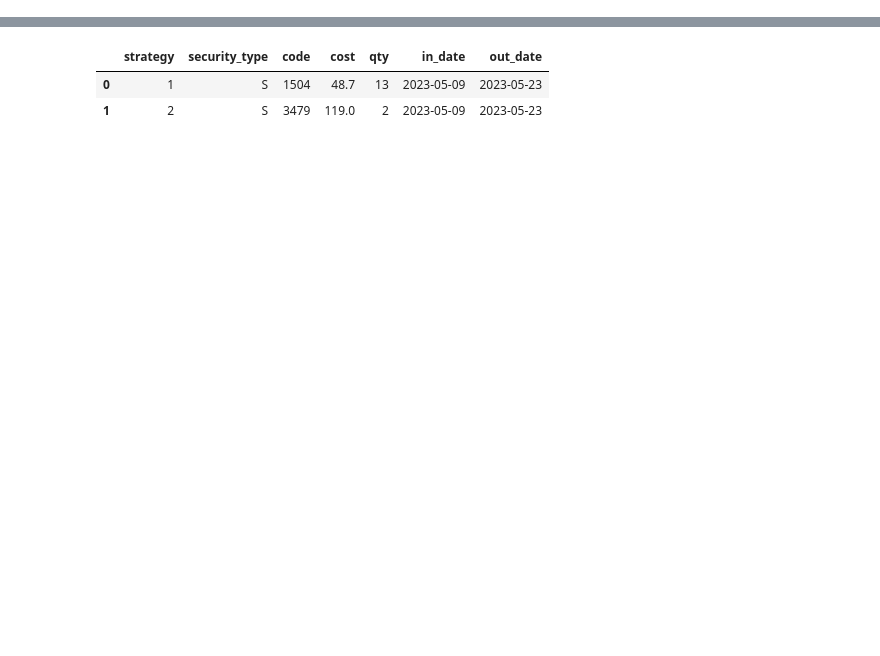
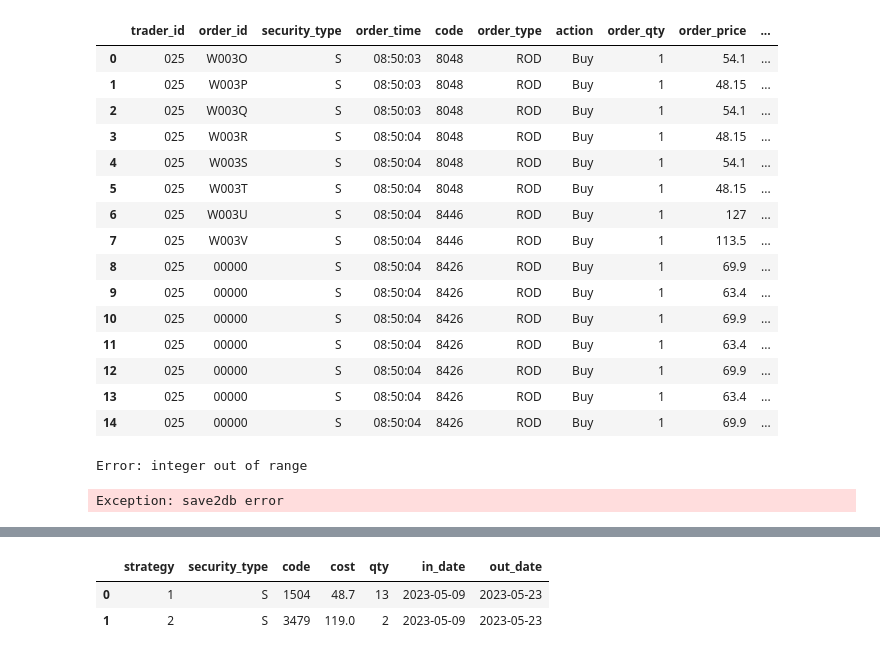
Before and after one commit to quanthsu/proprietary, a Jupyter notebook: status_update.ipynb, the cells around one changed output, grey strips where cells are left out. Cells and saved outputs as stored; diff of their text form; code cells hidden in the pictures; blank space fills up the shorter version.

Commit message:
feat: automatically update orders and trades

```diff
--- a/status_update.ipynb
+++ b/status_update.ipynb
@@ -5,3 +6,42 @@ import trading_calendars as tc
 import pytz
 xtai = tc.get_calendar("XTAI")
 import datetime
+# %%
+order = pd.read_csv('status/Order.txt', header = None, names = ['trader_id','order_id', 'security_type', 'order_time', 'code', 'order_type', 'action', 'order_qty', 'order_price', 'status'], dtype='str')
+# %%
+def order_time_transform(order_time):
+    return datetime.datetime.strptime(order_time, '%H%M%S').time()
+
+def security_type_transform(security_type):
+    if security_type == "現股":
+        return 'S'
+    elif security_type == "期貨":
+        return 'F'
+
+def action_transform(action):
+    if action == 'Buy': return 'B'
+    if action == 'Sell': return 'S'
+# %%
+order['security_type'] = order['security_type'].apply(security_type_transform)
+order['order_time'] = order['order_time'].apply(order_time_transform)
+order['order_date'] = datetime.datetime.now().date()
+order['action'] = order['action'].apply(action_transform)
+# %%
+order
+# %% [output]
+|  | trader_id | order_id | security_type | order_time | code | order_type | action | order_qty | order_price | ... |
+| 0 | 025 | W003O | S | 08:50:03 | 8048 | ROD | Buy | 1 | 54.1 | ... |
+| 1 | 025 | W003P | S | 08:50:03 | 8048 | ROD | Buy | 1 | 48.15 | ... |
+| 2 | 025 | W003Q | S | 08:50:03 | 8048 | ROD | Buy | 1 | 54.1 | ... |
+| 3 | 025 | W003R | S | 08:50:04 | 8048 | ROD | Buy | 1 | 48.15 | ... |
+| 4 | 025 | W003S | S | 08:50:04 | 8048 | ROD | Buy | 1 | 54.1 | ... |
+| 5 | 025 | W003T | S | 08:50:04 | 8048 | ROD | Buy | 1 | 48.15 | ... |
+| 6 | 025 | W003U | S | 08:50:04 | 8446 | ROD | Buy | 1 | 127 | ... |
+| 7 | 025 | W003V | S | 08:50:04 | 8446 | ROD | Buy | 1 | 113.5 | ... |
+| 8 | 025 | 00000 | S | 08:50:04 | 8426 | ROD | Buy | 1 | 69.9 | ... |
+| 9 | 025 | 00000 | S | 08:50:04 | 8426 | ROD | Buy | 1 | 63.4 | ... |
+| 10 | 025 | 00000 | S | 08:50:04 | 8426 | ROD | Buy | 1 | 69.9 | ... |
+| 11 | 025 | 00000 | S | 08:50:04 | 8426 | ROD | Buy | 1 | 63.4 | ... |
+| 12 | 025 | 00000 | S | 08:50:04 | 8426 | ROD | Buy | 1 | 69.9 | ... |
+| 13 | 025 | 00000 | S | 08:50:04 | 8426 | ROD | Buy | 1 | 63.4 | ... |
+| 14 | 025 | 00000 | S | 08:50:04 | 8426 | ROD | Buy | 1 | 69.9 | ... |
@@ -7,0 +100,5 @@ import datetime
+# %%
+save2db(order, table="dealer.orders")
+# %% [output]
+Error: integer out of range
+Exception: save2db error
```
Also changed, not shown: parts of 21 cells of this notebook, 15 other files.
